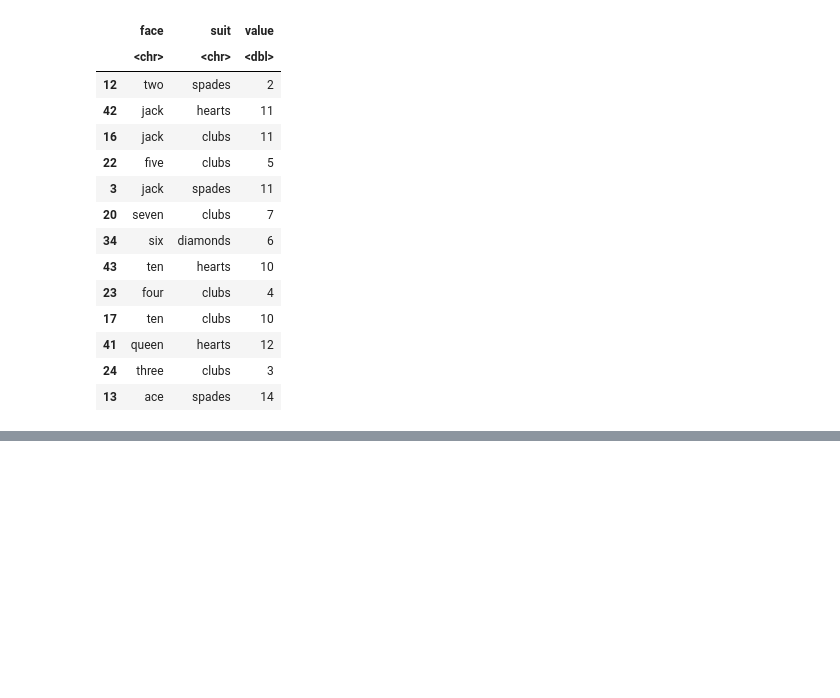
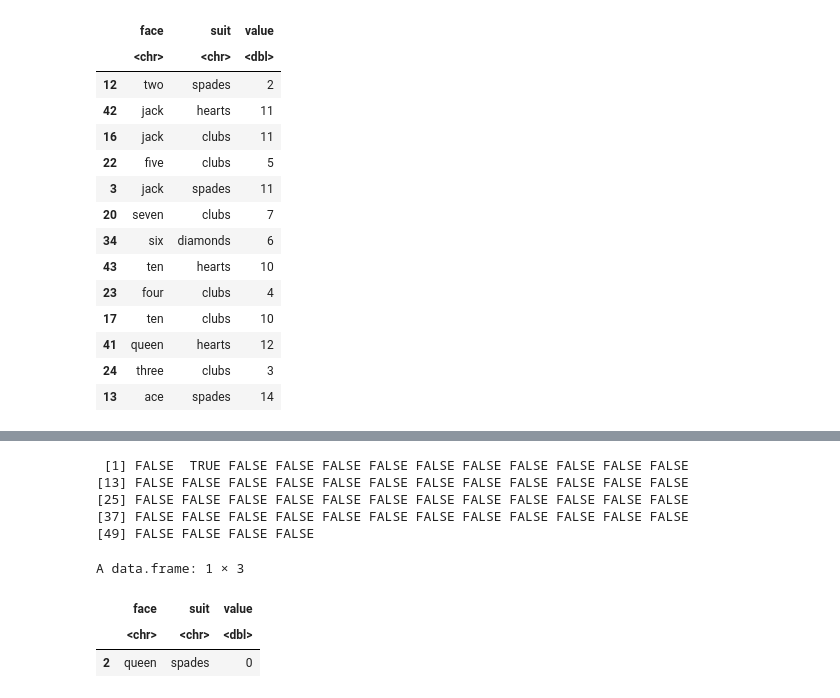
Before and after one commit to SamGombs20/learningR, a Jupyter notebook: code/learning_R.ipynb, the cells around one changed output, grey strips where cells are left out. Saved outputs shown, nothing was run; the diff lists cells and outputs as text; code cells hidden in the pictures; blank space fills up the shorter version.

```diff
--- a/code/learning_R.ipynb
+++ b/code/learning_R.ipynb
@@ -476,0 +502,15 @@ A data.frame: 13 × 3
+# %%
+queen<-deck4$suit =="spades" & deck4$face=="queen"
+# %% [output]
+ [1] FALSE  TRUE FALSE FALSE FALSE FALSE FALSE FALSE FALSE FALSE FALSE FALSE
+[13] FALSE FALSE FALSE FALSE FALSE FALSE FALSE FALSE FALSE FALSE FALSE FALSE
+[25] FALSE FALSE FALSE FALSE FALSE FALSE FALSE FALSE FALSE FALSE FALSE FALSE
+[37] FALSE FALSE FALSE FALSE FALSE FALSE FALSE FALSE FALSE FALSE FALSE FALSE
+[49] FALSE FALSE FALSE FALSE
+# %%
+deck4[queen,]
+# %% [output]
+A data.frame: 1 × 3
+|  | face | suit | value |
+|  | <chr> | <chr> | <dbl> |
+| 2 | queen | spades | 0 |
```
Also changed, not shown: parts of 3 cells of this notebook.
